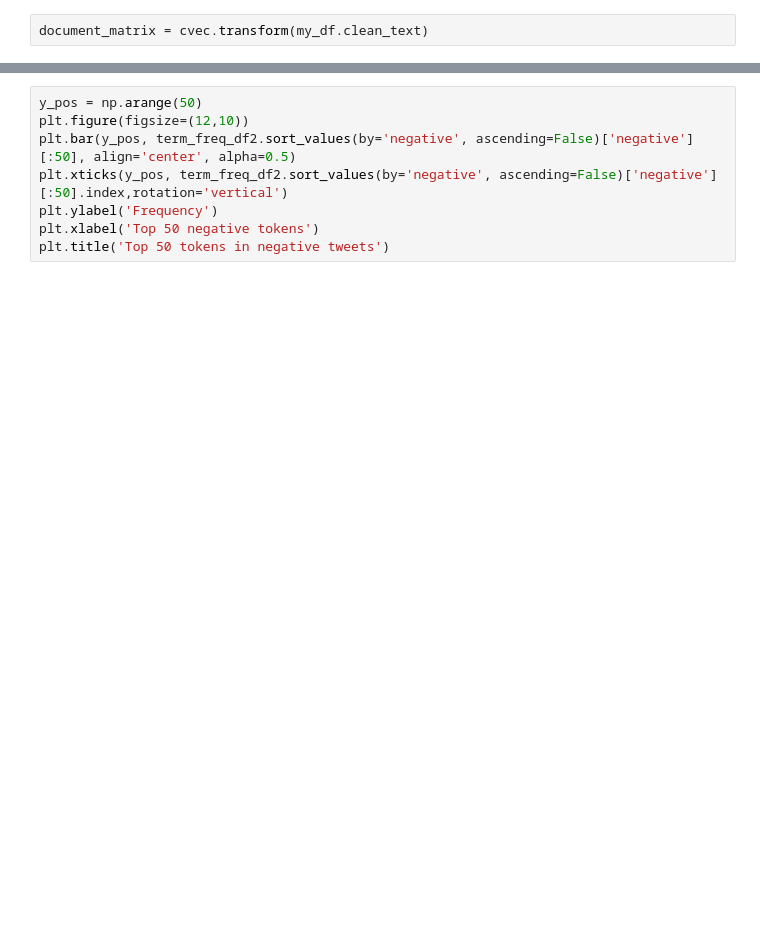
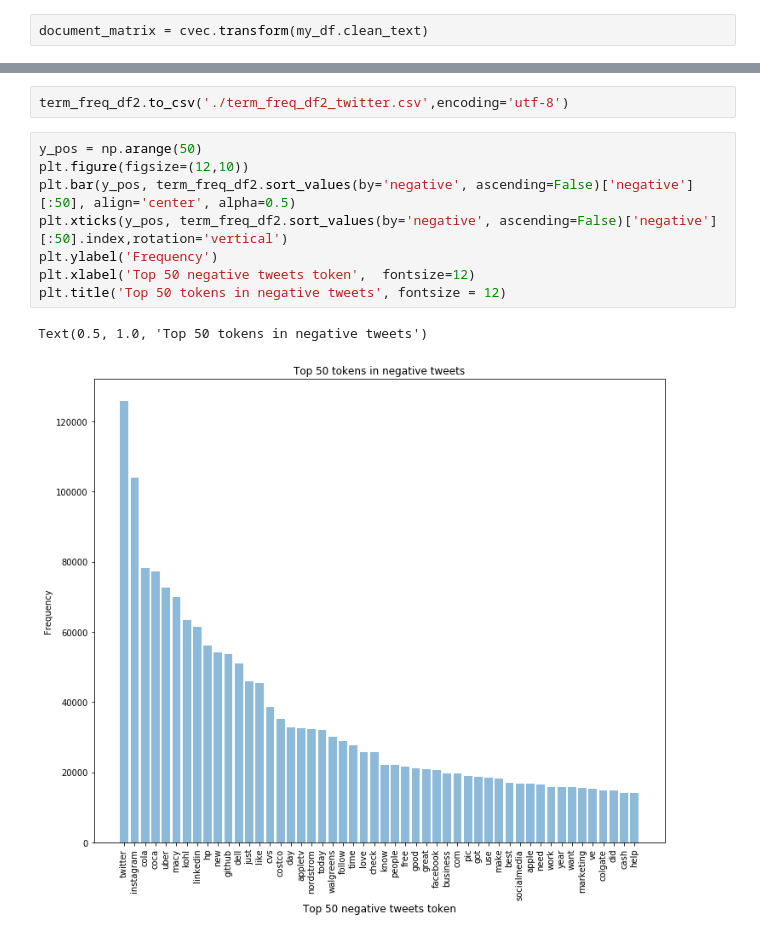
Before and after one commit to phpinto/social_media_sentiment_analysis_to_predict_stock_prices, a Jupyter notebook: api_calls/python/Jupyeter Notebooks/Term_frequency.ipynb, the cells around one changed output, grey strips where cells are left out. Drawn from its saved outputs; the diff is of its cells as text; blank space fills up the shorter version.

```diff
--- a/api_calls/python/Jupyeter Notebooks/Term_frequency.ipynb
+++ b/api_calls/python/Jupyeter Notebooks/Term_frequency.ipynb
@@ -59,9 +112,14 @@ term_freq_df2.sort_values(by='total', ascending=False).iloc[:10]
+# %%
+term_freq_df2.to_csv('./term_freq_df2_twitter.csv',encoding='utf-8')
 # %%
 y_pos = np.arange(50)
 plt.figure(figsize=(12,10))
 plt.bar(y_pos, term_freq_df2.sort_values(by='negative', ascending=False)['negative'][:50], align='center', alpha=0.5)
 plt.xticks(y_pos, term_freq_df2.sort_values(by='negative', ascending=False)['negative'][:50].index,rotation='vertical')
 plt.ylabel('Frequency')
-plt.xlabel('Top 50 negative tokens')
-plt.title('Top 50 tokens in negative tweets')
+plt.xlabel('Top 50 negative tweets token',  fontsize=12)
+plt.title('Top 50 tokens in negative tweets', fontsize = 12)
+# %% [output]
+Text(0.5, 1.0, 'Top 50 tokens in negative tweets')
+[figure, added]
 # %%
```
Also changed, not shown: parts of 16 cells of this notebook.
